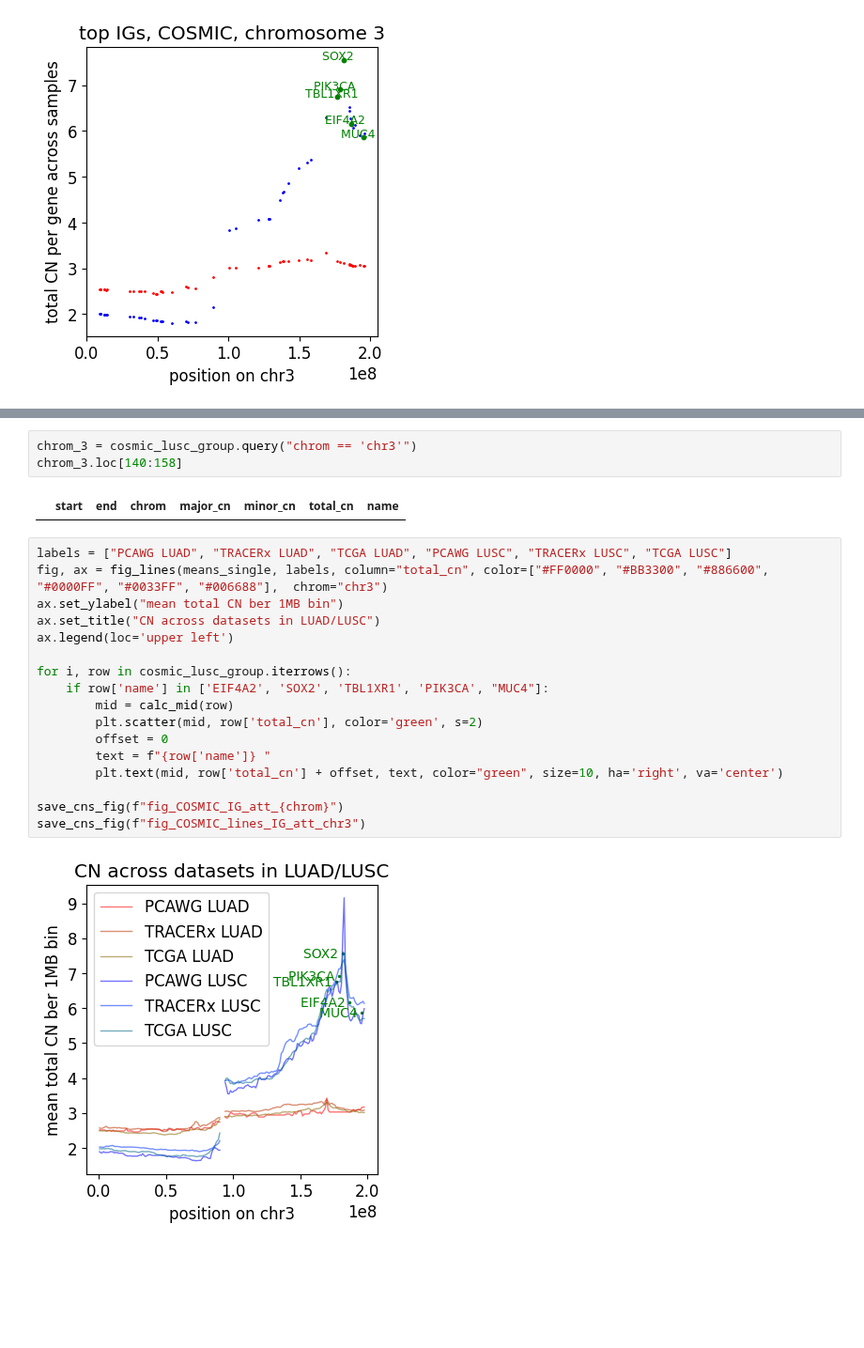
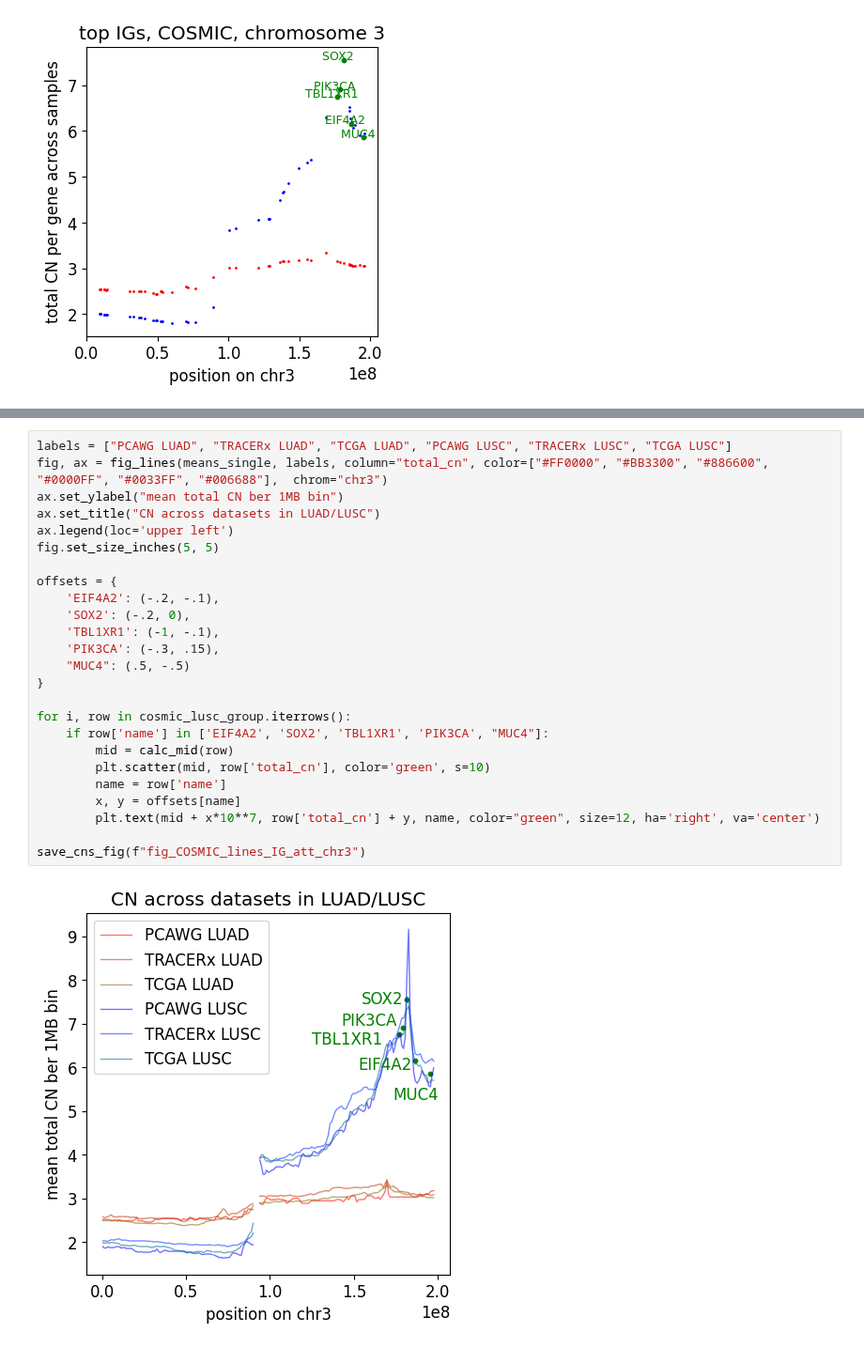
Before and after one commit to ICCB-Cologne/CNSistent, a Jupyter notebook: notebooks/analyze/analyze_lung.ipynb, the cells around one changed output, grey strips where cells are left out. Shown at 94% size. Cells and saved outputs as stored; diff of their text form; blank space fills up the shorter version.

```diff
--- a/notebooks/analyze/analyze_lung.ipynb
+++ b/notebooks/analyze/analyze_lung.ipynb
@@ -120,24 +117,27 @@ for chrom in chroms:
-# %%
-chrom_3 = cosmic_lusc_group.query("chrom == 'chr3'")
-chrom_3.loc[140:158]
-# %% [output]
-|  | start | end | chrom | major_cn | minor_cn | total_cn | name |
 # %%
 labels = ["PCAWG LUAD", "TRACERx LUAD", "TCGA LUAD", "PCAWG LUSC", "TRACERx LUSC", "TCGA LUSC"]
 fig, ax = fig_lines(means_single, labels, column="total_cn", color=["#FF0000", "#BB3300", "#886600", "#0000FF", "#0033FF", "#006688"],  chrom="chr3")
 ax.set_ylabel("mean total CN ber 1MB bin")
 ax.set_title("CN across datasets in LUAD/LUSC")
 ax.legend(loc='upper left')
+fig.set_size_inches(5, 5)
+
+offsets = {
+    'EIF4A2': (-.2, -.1),
+    'SOX2': (-.2, 0),
+    'TBL1XR1': (-1, -.1),
+    'PIK3CA': (-.3, .15),
+    "MUC4": (.5, -.5)
+}
 
 for i, row in cosmic_lusc_group.iterrows():
     if row['name'] in ['EIF4A2', 'SOX2', 'TBL1XR1', 'PIK3CA', "MUC4"]:
         mid = calc_mid(row)
-        plt.scatter(mid, row['total_cn'], color='green', s=2)
-        offset = 0
-        text = f"{row['name']} "
-        plt.text(mid, row['total_cn'] + offset, text, color="green", size=10, ha='right', va='center')
+        plt.scatter(mid, row['total_cn'], color='green', s=10)
+        name = row['name']
+        x, y = offsets[name]
+        plt.text(mid + x*10**7, row['total_cn'] + y, name, color="green", size=12, ha='right', va='center')
 
-save_cns_fig(f"fig_COSMIC_IG_att_{chrom}")
 save_cns_fig(f"fig_COSMIC_lines_IG_att_chr3")
 # %% [output]
-[figure, old version]
+[figure, new version]
```
Also changed, not shown: parts of 6 cells of this notebook, 2 other files.
